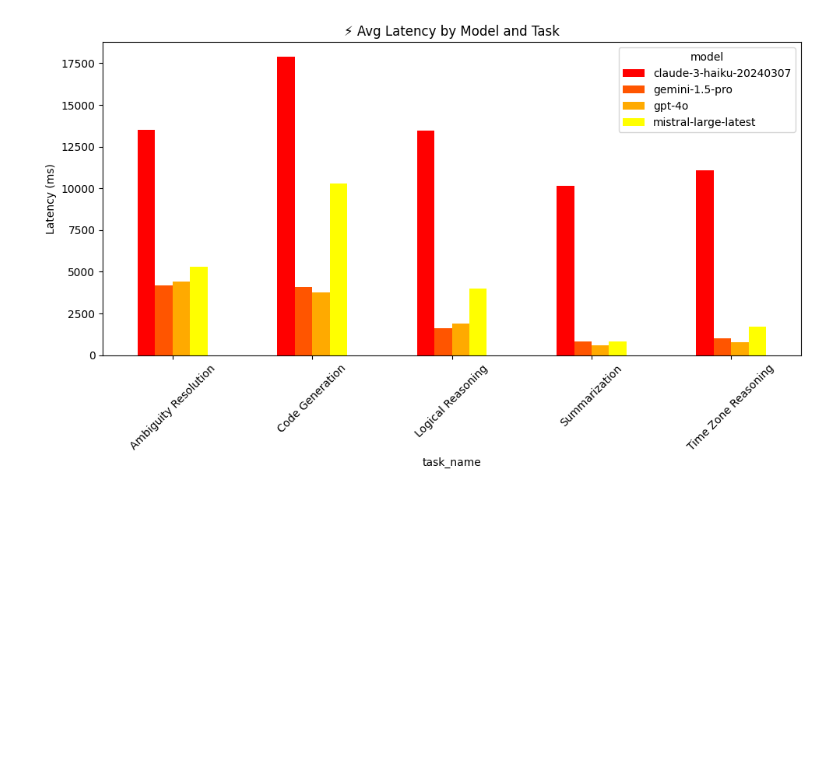
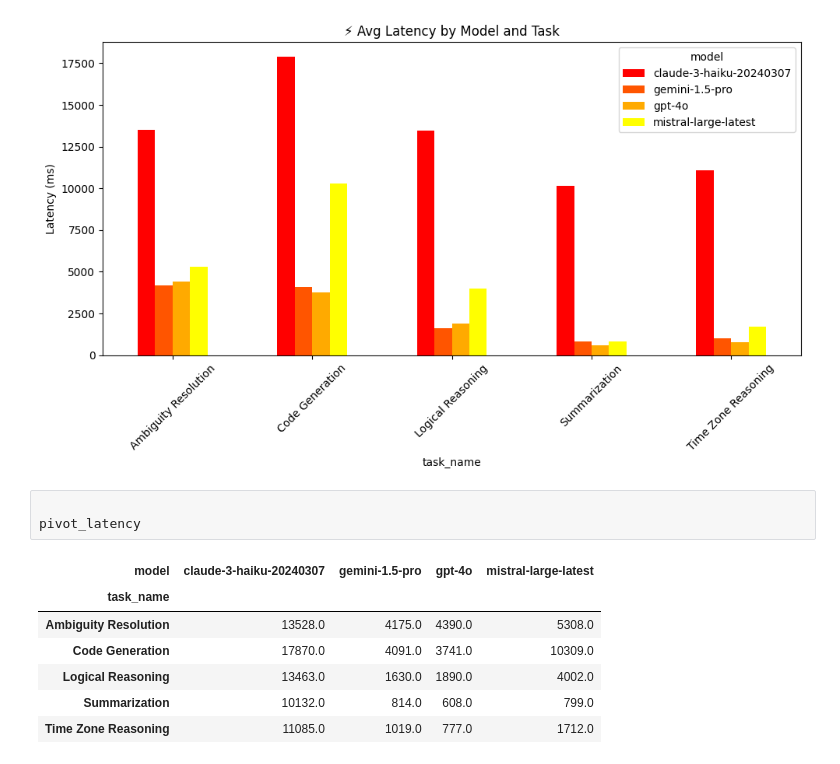
Before and after one commit to avdhoot0303/jedi-council, a Jupyter notebook: notebooks/analyze.ipynb, the cells around one changed output. Saved outputs shown, nothing was run; the diff lists cells and outputs as text; blank space fills up the shorter version.

```diff
--- a/notebooks/analyze.ipynb
+++ b/notebooks/analyze.ipynb
@@ -30,3 +30,14 @@ plt.tight_layout()
 plt.show()
 # %% [output]
 [figure]
+# %%
+
+pivot_latency
+# %% [output]
+| model | claude-3-haiku-20240307 | gemini-1.5-pro | gpt-4o | mistral-large-latest |
+| task_name |  |  |  |  |
+| Ambiguity Resolution | 13528.0 | 4175.0 | 4390.0 | 5308.0 |
+| Code Generation | 17870.0 | 4091.0 | 3741.0 | 10309.0 |
+| Logical Reasoning | 13463.0 | 1630.0 | 1890.0 | 4002.0 |
+| Summarization | 10132.0 | 814.0 | 608.0 | 799.0 |
+| Time Zone Reasoning | 11085.0 | 1019.0 | 777.0 | 1712.0 |
```
Also changed, not shown: 3 other files.
